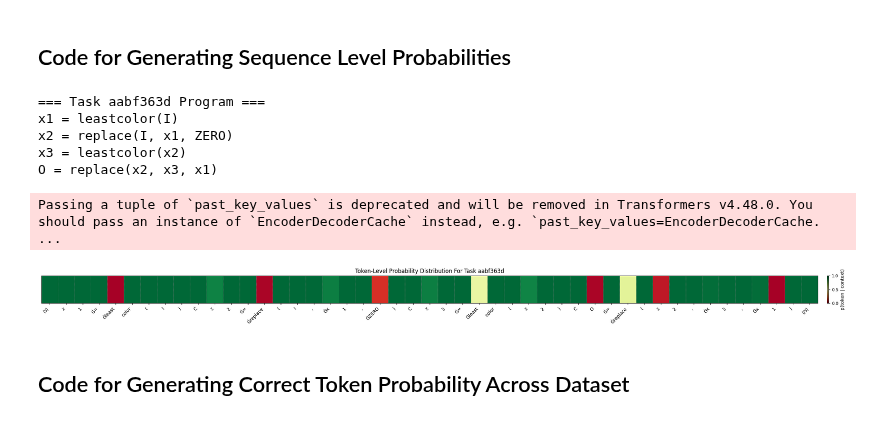
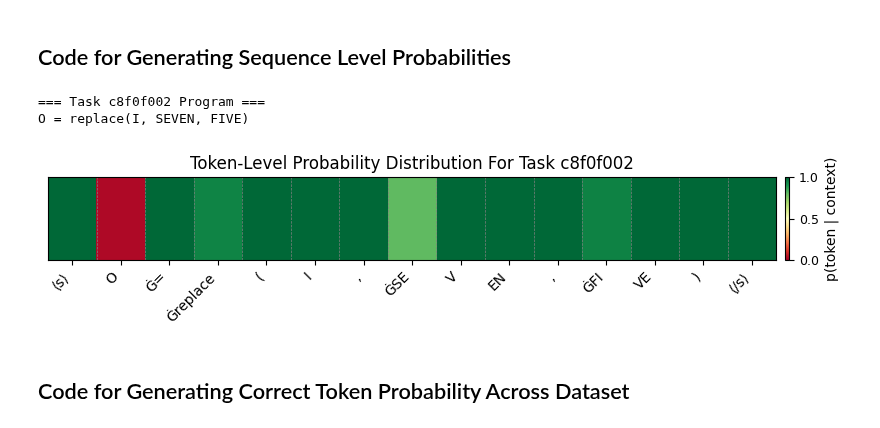
Before and after one commit to MGWSimpson/AlphaARC, a Jupyter notebook: analysis/identifying_breakpoints.ipynb, the cells around one changed output. Saved outputs shown, nothing was run; the diff lists cells and outputs as text; code cells hidden in the pictures.

```diff
--- a/analysis/identifying_breakpoints.ipynb
+++ b/analysis/identifying_breakpoints.ipynb
@@ -76,41 +76,37 @@ def output_correct_token_probs(task_id, tokens, p_token):
     ax.set_yticks([])
     ax.set_xticks(range(len(tokens)))
     ax.set_xticklabels(display_tokens, rotation=45, ha="right", fontsize=10)
 
     ax.set_xticks(np.arange(-.5, len(tokens), 1), minor=True)
     ax.grid(which='minor', color='gray', linestyle='--', linewidth=0.5)
     ax.tick_params(axis='x', which='minor', bottom=False)
 
     # Colorbar
     cbar = plt.colorbar(im, ax=ax, pad=0.01)
     cbar.set_label("p(token | context)", fontsize=10)
     cbar.ax.tick_params(labelsize=9)
 
     plt.title(f"Token-Level Probability Distribution For Task {task_id}")
     plt.tight_layout()
     plt.savefig('../figures/sequence-level-probs.png')
     plt.show()
 
 def generate_task_level_analysis(task_id, model_path='../finetune/2025-05-27_17-42-37/checkpoint-1100'):
     task = Task.from_json(f'../data/training/{task_id}.json')
     model = T5ForConditionalGeneration.from_pretrained(model_path)
     output_program_lines(task)
     tokens, p_token = compute_logits(task, model)
     output_correct_token_probs(task.task_key, tokens, p_token)
 
 
 
 # change here the task and model you wish to use.
-task = validation_tasks[14 ]
+task = validation_tasks[1 ]
 generate_task_level_analysis(task, model_path='../finetune-checkpoint/dev-checkpoint')
 # %% [output]
-=== Task aabf363d Program ===
-x1 = leastcolor(I)
-x2 = replace(I, x1, ZERO)
-x3 = leastcolor(x2)
-O = replace(x2, x3, x1)
+=== Task c8f0f002 Program ===
+O = replace(I, SEVEN, FIVE)
-Passing a tuple of `past_key_values` is deprecated and will be removed in Transformers v4.48.0. You should pass an instance of `EncoderDecoderCache` instead, e.g. `past_key_values=EncoderDecoderCache. ...
-[figure, old version]
+[figure, new version]
 # %% [markdown]
 ## Code for Generating Correct Token Probability Across Dataset
 # %%
```
Also changed, not shown: 4 other files.
